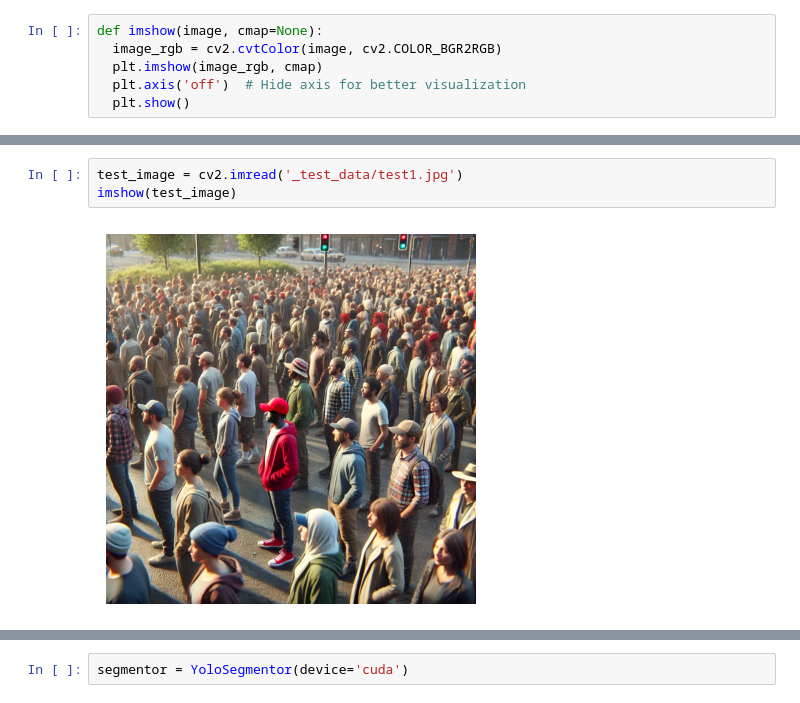
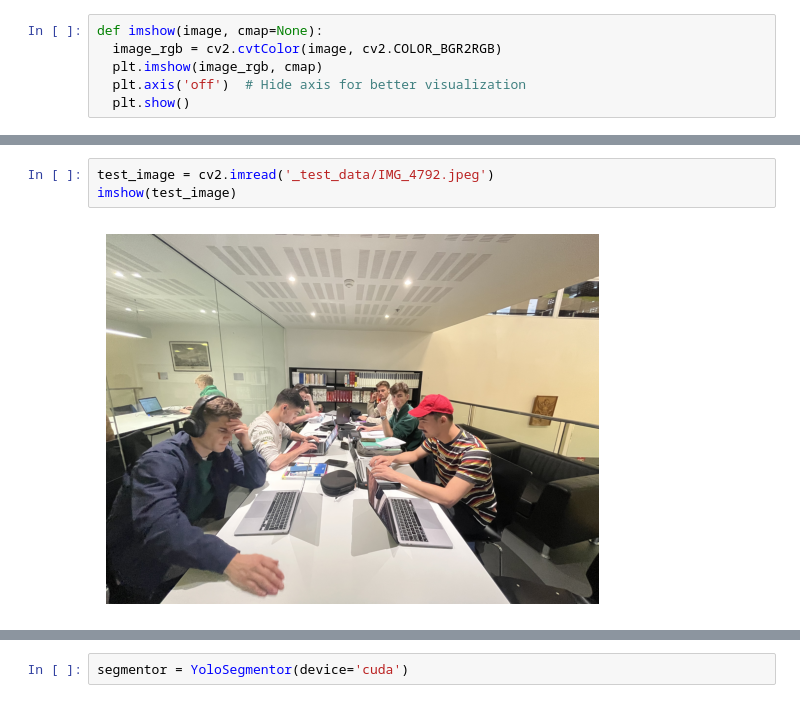
Before and after one commit to Mathixx/INF573-MakeBenardDisappear, a Jupyter notebook: test_detectors.ipynb, the cells around one changed output, grey strips where cells are left out. Drawn from its saved outputs; the diff is of its cells as text.

```diff
--- a/test_detectors.ipynb
+++ b/test_detectors.ipynb
@@ -43,5 +72,5 @@ def imshow(image, cmap=None):
 # %%
-test_image = cv2.imread('_test_data/test1.jpg')
+test_image = cv2.imread('_test_data/IMG_4792.jpeg')
 imshow(test_image)
 # %% [output]
-[figure, old version]
+[figure, new version]
```
Also changed, not shown: parts of 44 cells of this notebook, 2 other files.
